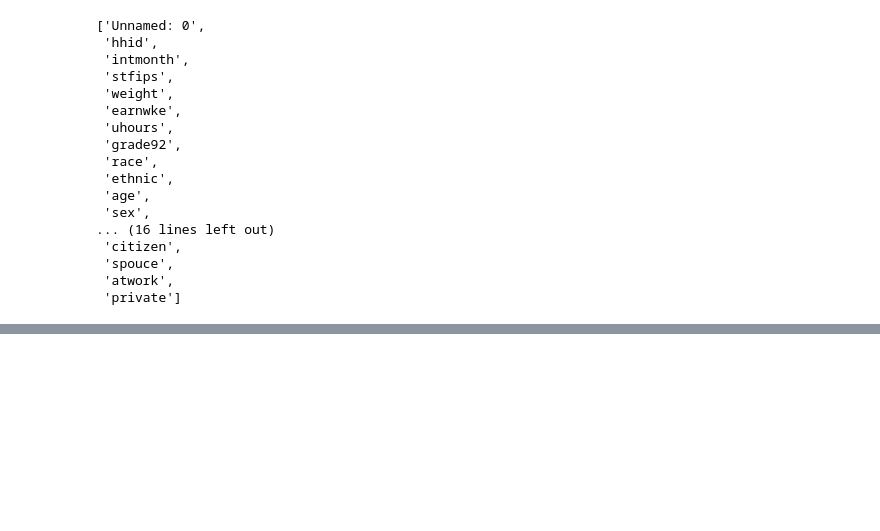
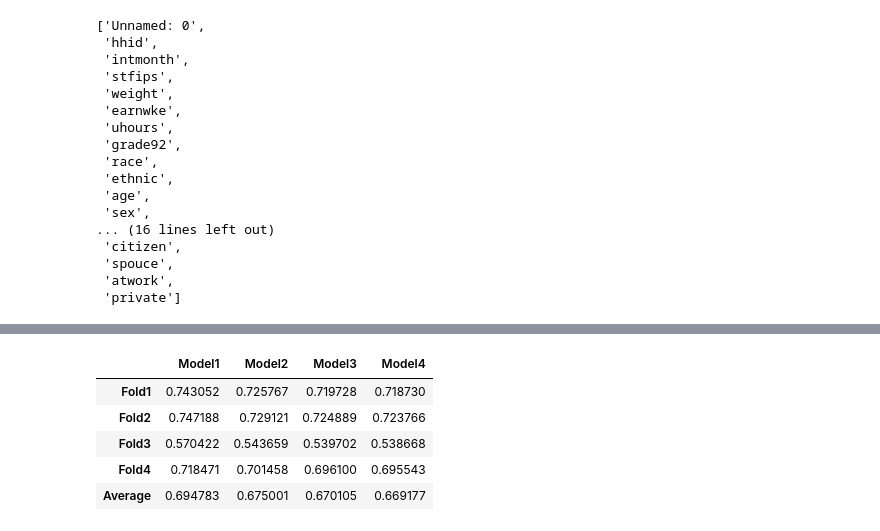
Before and after one commit to pilipentseva/predictions, a Jupyter notebook: Predictions.HW1.ipynb, the cells around one changed output, grey strips where cells are left out. Drawn from its saved outputs; the diff is of its cells as text; code cells hidden in the pictures; blank space fills up the shorter version.

Commit message:
added RMSE, RMSE-CV and BIC evaluations of models

```diff
--- a/Predictions.HW1.ipynb
+++ b/Predictions.HW1.ipynb
@@ -470,0 +514,5 @@ price_diff_by_variables(df_final,"female","children")
+# %%
+# Create interactions variables
+df_final["fem_child"] = df_final["female"] * df_final['children']
+df_final["fem_citizen"] = df_final["female"] * df_final['citizen']
+df_final["fem_spouce"] = df_final["female"] * df_final['spouce']
@@ -470,0 +538,12 @@ price_diff_by_variables(df_final,"female","children")
+# %%
+
+
+#Models 1-4
+reg1 = smf.ols("lnwage ~ age + agesq", data=df_final).fit(cov_type="HC0")
+
+reg2 = smf.ols("lnwage ~ age + agesq + educ + female", data=df_final).fit(cov_type="HC0")
+
+reg3 = smf.ols("lnwage ~ age + agesq + educ + female + fem_age + private + citizen + spouce + children", data=df_final).fit(cov_type="HC0")
+
+reg4 = smf.ols("lnwage ~ age + agesq + educ + female + fem_age + private + citizen + spouce + children+fem_child+fem_citizen+fem_spouce",
+               data=df_final).fit(cov_type="HC0")
@@ -470,0 +572,9 @@ price_diff_by_variables(df_final,"female","children")
+# %%
+# Now let's see BIC
+models = [reg1, reg2, reg3, reg4]
+robustcov_results=[]
+
+for model in models:
+    result=model.get_robustcov_results(cov_type='HC1').summary()
+    robustcov_results.append(result)
+    print(result)
@@ -470,0 +639,23 @@ price_diff_by_variables(df_final,"female","children")
+# %%
+# Then, my previous regressions but with cross validation
+
+#Models 1-4
+
+cv1 = cv_reg("lnwage~age + agesq", df_final, k, "HC0")
+
+cv2 = cv_reg("lnwage~age + agesq + educ + female", df_final, k, "HC0")
+
+cv3 = cv_reg("lnwage~age + agesq + educ + female + fem_age + private + citizen + spouce + children", df_final, k, "HC0")
+
+cv4 = cv_reg("lnwage~age + agesq + educ + female + fem_age + private + citizen + spouce + children+fem_child+fem_citizen+fem_spouce", df_final, k, "HC0")
+
+cv_list = [cv1, cv2, cv3, cv4]
+# %%
+summarize_cv(cv_list) # with these I get average rmse for all 4 models with cross validation
+# %% [output]
+|  | Model1 | Model2 | Model3 | Model4 |
+| Fold1 | 0.743052 | 0.725767 | 0.719728 | 0.718730 |
+| Fold2 | 0.747188 | 0.729121 | 0.724889 | 0.723766 |
+| Fold3 | 0.570422 | 0.543659 | 0.539702 | 0.538668 |
+| Fold4 | 0.718471 | 0.701458 | 0.696100 | 0.695543 |
+| Average | 0.694783 | 0.675001 | 0.670105 | 0.669177 |
```
Also changed, not shown: parts of 37 cells of this notebook.
